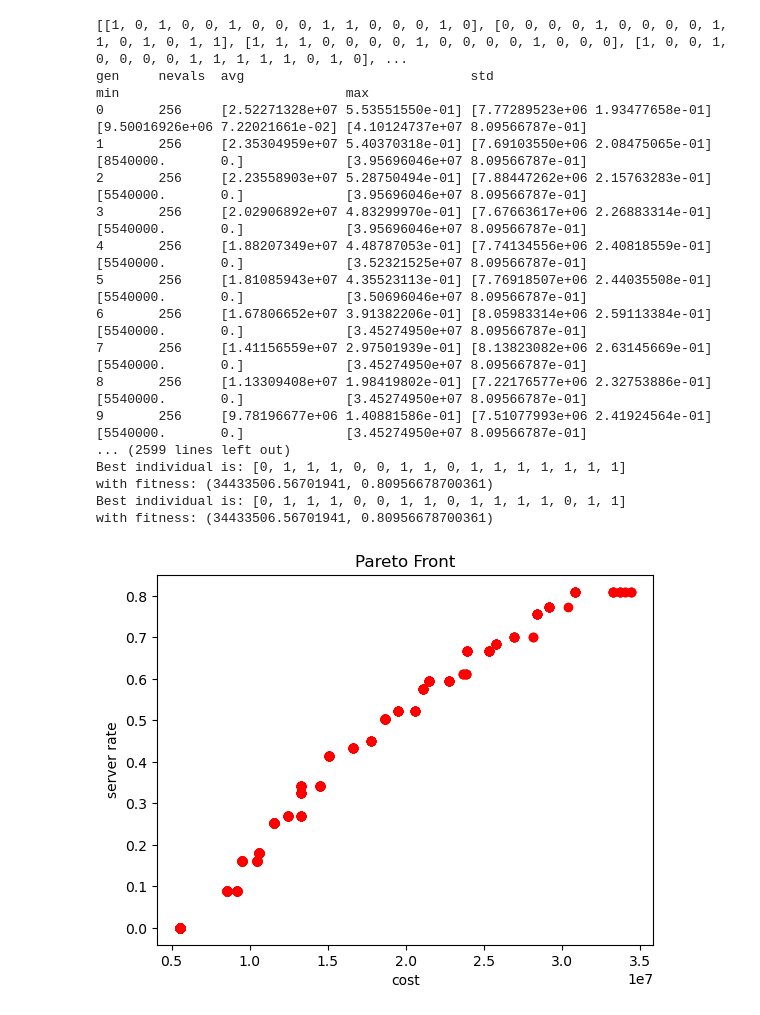
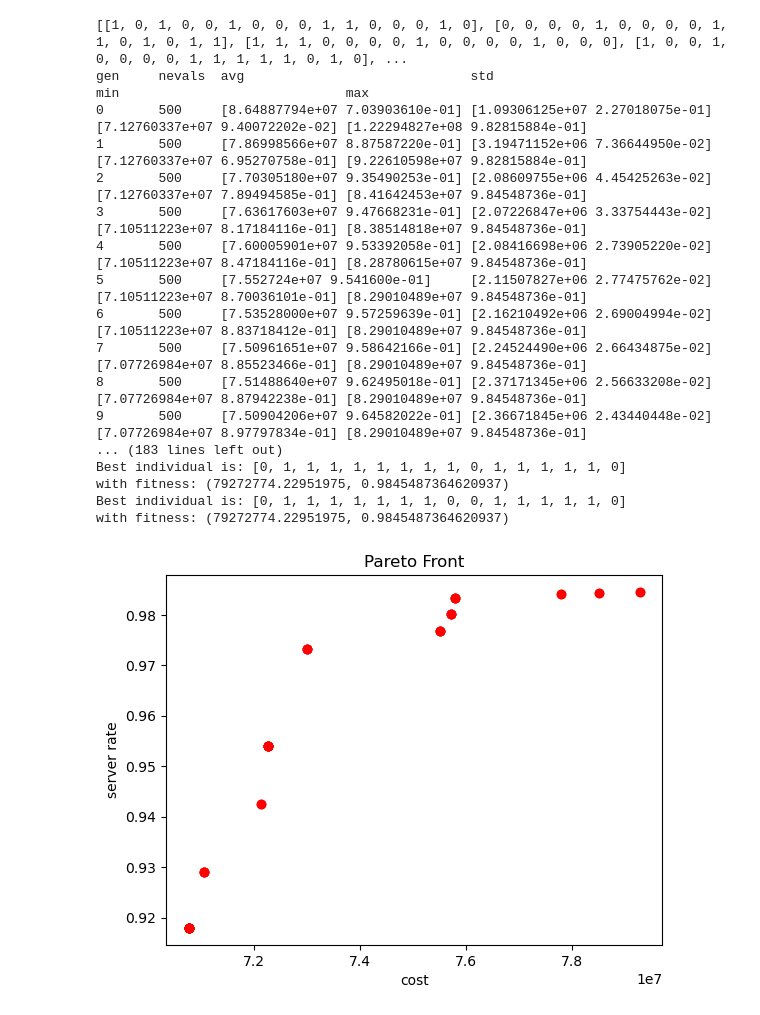
Before and after one commit to xianthLi/paper_ga, a Jupyter notebook: result.ipynb, the cells around one changed output. Drawn from its saved outputs; the diff is of its cells as text; code cells hidden in the pictures.

```diff
--- a/result.ipynb
+++ b/result.ipynb
@@ -109,27 +80,27 @@ with fitness: (40849947.54597462, 0.9968953068592059)
 # %%
 # 有中断背景，有备份情况下的多目标优化, 类似实验中的实验组
 
 from nsga_scene_backup import main as nsga2_with_backup_main
-mu = 256        # 初始种群的数量
-ngen = 50       # 迭代次数
+mu = 500        # 初始种群的数量
+ngen = 100       # 迭代次数
 cxpb = 0.9     # 交叉概率
-nsga2_with_backup_main(256, 50, 0.9)
+_, _ , hof2 = nsga2_with_backup_main(mu, ngen, cxpb)
 # %% [output]
 [[1, 0, 1, 0, 0, 1, 0, 0, 0, 1, 1, 0, 0, 0, 1, 0], [0, 0, 0, 0, 1, 0, 0, 0, 0, 1, 1, 0, 1, 0, 1, 1], [1, 1, 1, 0, 0, 0, 0, 1, 0, 0, 0, 0, 1, 0, 0, 0], [1, 0, 0, 1, 0, 0, 0, 0, 1, 1, 1, 1, 1, 0, 1, 0], ...
 gen     nevals  avg                             std                             min                             max
-0       256     [2.52271328e+07 5.53551550e-01] [7.77289523e+06 1.93477658e-01] [9.50016926e+06 7.22021661e-02] [4.10124737e+07 8.09566787e-01]
-1       256     [2.35304959e+07 5.40370318e-01] [7.69103550e+06 2.08475065e-01] [8540000.       0.]             [3.95696046e+07 8.09566787e-01]
-2       256     [2.23558903e+07 5.28750494e-01] [7.88447262e+06 2.15763283e-01] [5540000.       0.]             [3.95696046e+07 8.09566787e-01]
-3       256     [2.02906892e+07 4.83299970e-01] [7.67663617e+06 2.26883314e-01] [5540000.       0.]             [3.95696046e+07 8.09566787e-01]
-4       256     [1.88207349e+07 4.48787053e-01] [7.74134556e+06 2.40818559e-01] [5540000.       0.]             [3.52321525e+07 8.09566787e-01]
-5       256     [1.81085943e+07 4.35523113e-01] [7.76918507e+06 2.44035508e-01] [5540000.       0.]             [3.50696046e+07 8.09566787e-01]
-6       256     [1.67806652e+07 3.91382206e-01] [8.05983314e+06 2.59113384e-01] [5540000.       0.]             [3.45274950e+07 8.09566787e-01]
-7       256     [1.41156559e+07 2.97501939e-01] [8.13823082e+06 2.63145669e-01] [5540000.       0.]             [3.45274950e+07 8.09566787e-01]
-8       256     [1.13309408e+07 1.98419802e-01] [7.22176577e+06 2.32753886e-01] [5540000.       0.]             [3.45274950e+07 8.09566787e-01]
-9       256     [9.78196677e+06 1.40881586e-01] [7.51077993e+06 2.41924564e-01] [5540000.       0.]             [3.45274950e+07 8.09566787e-01]
-... (2599 lines left out)
-Best individual is: [0, 1, 1, 1, 0, 0, 1, 1, 0, 1, 1, 1, 1, 1, 1, 1]
-with fitness: (34433506.56701941, 0.80956678700361)
-Best individual is: [0, 1, 1, 1, 0, 0, 1, 1, 0, 1, 1, 1, 1, 0, 1, 1]
-with fitness: (34433506.56701941, 0.80956678700361)
+0       500     [8.64887794e+07 7.03903610e-01] [1.09306125e+07 2.27018075e-01] [7.12760337e+07 9.40072202e-02] [1.22294827e+08 9.82815884e-01]
+1       500     [7.86998566e+07 8.87587220e-01] [3.19471152e+06 7.36644950e-02] [7.12760337e+07 6.95270758e-01] [9.22610598e+07 9.82815884e-01]
+2       500     [7.70305180e+07 9.35490253e-01] [2.08609755e+06 4.45425263e-02] [7.12760337e+07 7.89494585e-01] [8.41642453e+07 9.84548736e-01]
+3       500     [7.63617603e+07 9.47668231e-01] [2.07226847e+06 3.33754443e-02] [7.10511223e+07 8.17184116e-01] [8.38514818e+07 9.84548736e-01]
+4       500     [7.60005901e+07 9.53392058e-01] [2.08416698e+06 2.73905220e-02] [7.10511223e+07 8.47184116e-01] [8.28780615e+07 9.84548736e-01]
+5       500     [7.552724e+07 9.541600e-01]     [2.11507827e+06 2.77475762e-02] [7.10511223e+07 8.70036101e-01] [8.29010489e+07 9.84548736e-01]
+6       500     [7.53528000e+07 9.57259639e-01] [2.16210492e+06 2.69004994e-02] [7.10511223e+07 8.83718412e-01] [8.29010489e+07 9.84548736e-01]
+7       500     [7.50961651e+07 9.58642166e-01] [2.24524490e+06 2.66434875e-02] [7.07726984e+07 8.85523466e-01] [8.29010489e+07 9.84548736e-01]
+8       500     [7.51488640e+07 9.62495018e-01] [2.37171345e+06 2.56633208e-02] [7.07726984e+07 8.87942238e-01] [8.29010489e+07 9.84548736e-01]
+9       500     [7.50904206e+07 9.64582022e-01] [2.36671845e+06 2.43440448e-02] [7.07726984e+07 8.97797834e-01] [8.29010489e+07 9.84548736e-01]
+... (183 lines left out)
+Best individual is: [0, 1, 1, 1, 1, 1, 1, 1, 1, 0, 1, 1, 1, 1, 1, 0]
+with fitness: (79272774.22951975, 0.9845487364620937)
+Best individual is: [0, 1, 1, 1, 1, 1, 1, 1, 0, 0, 1, 1, 1, 1, 1, 0]
+with fitness: (79272774.22951975, 0.9845487364620937)
-[figure, old version]
+[figure, new version]
```
Also changed, not shown: parts of 5 cells of this notebook, 4 other files.
